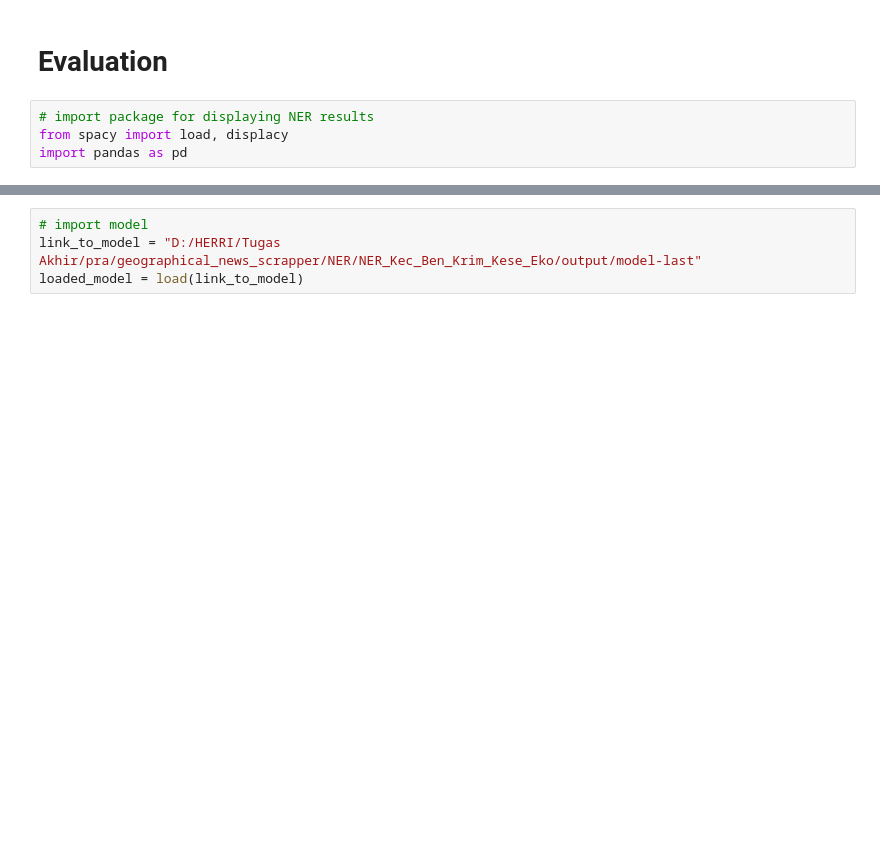
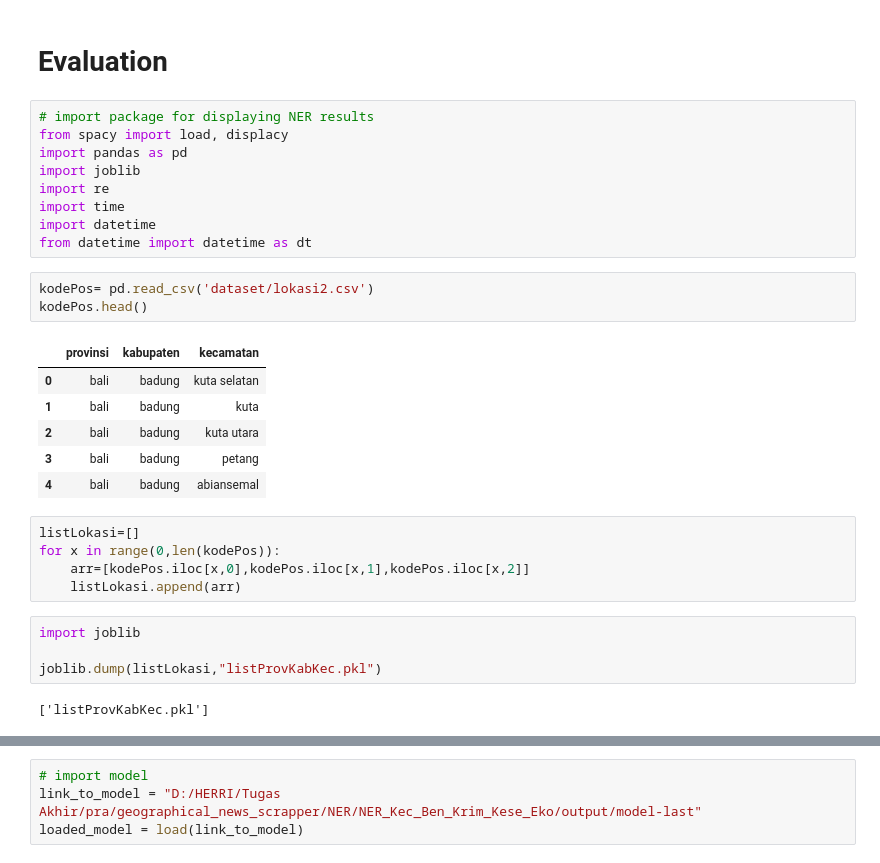
Before and after one commit to herripurba/NER, a Jupyter notebook: NER_Kec_Ben_Krim_Kese_Eko/tagging.ipynb, the cells around one changed output, grey strips where cells are left out. Saved outputs shown, nothing was run; the diff lists cells and outputs as text; blank space fills up the shorter version.

```diff
--- a/NER_Kec_Ben_Krim_Kese_Eko/tagging.ipynb
+++ b/NER_Kec_Ben_Krim_Kese_Eko/tagging.ipynb
@@ -9,3 +9,29 @@
 # import package for displaying NER results
 from spacy import load, displacy
 import pandas as pd
+import joblib
+import re
+import time
+import datetime
+from datetime import datetime as dt
+# %%
+kodePos= pd.read_csv('dataset/lokasi2.csv')
+kodePos.head()
+# %% [output]
+|  | provinsi | kabupaten | kecamatan |
+| 0 | bali | badung | kuta selatan |
+| 1 | bali | badung | kuta |
+| 2 | bali | badung | kuta utara |
+| 3 | bali | badung | petang |
+| 4 | bali | badung | abiansemal |
+# %%
+listLokasi=[]
+for x in range(0,len(kodePos)):
+    arr=[kodePos.iloc[x,0],kodePos.iloc[x,1],kodePos.iloc[x,2]]
+    listLokasi.append(arr)
+# %%
+import joblib
+
+joblib.dump(listLokasi,"listProvKabKec.pkl")
+# %% [output]
+['listProvKabKec.pkl']
```
Also changed, not shown: parts of 9 cells of this notebook, 10 other files.
